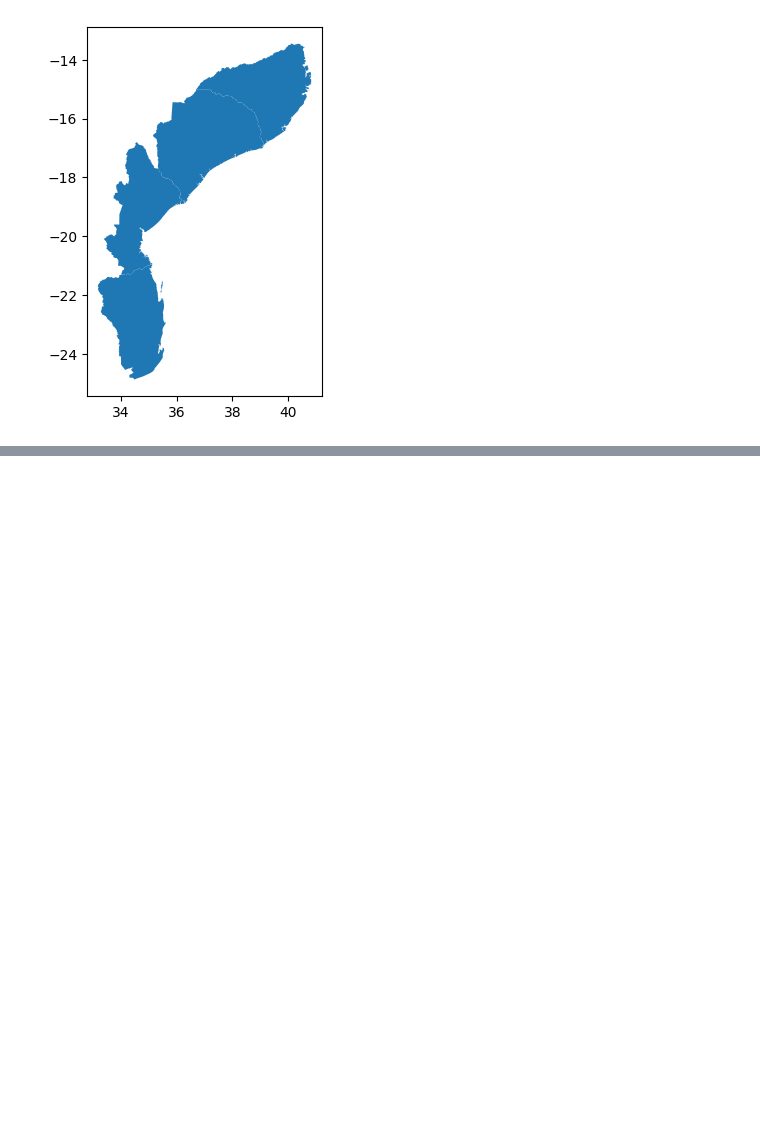
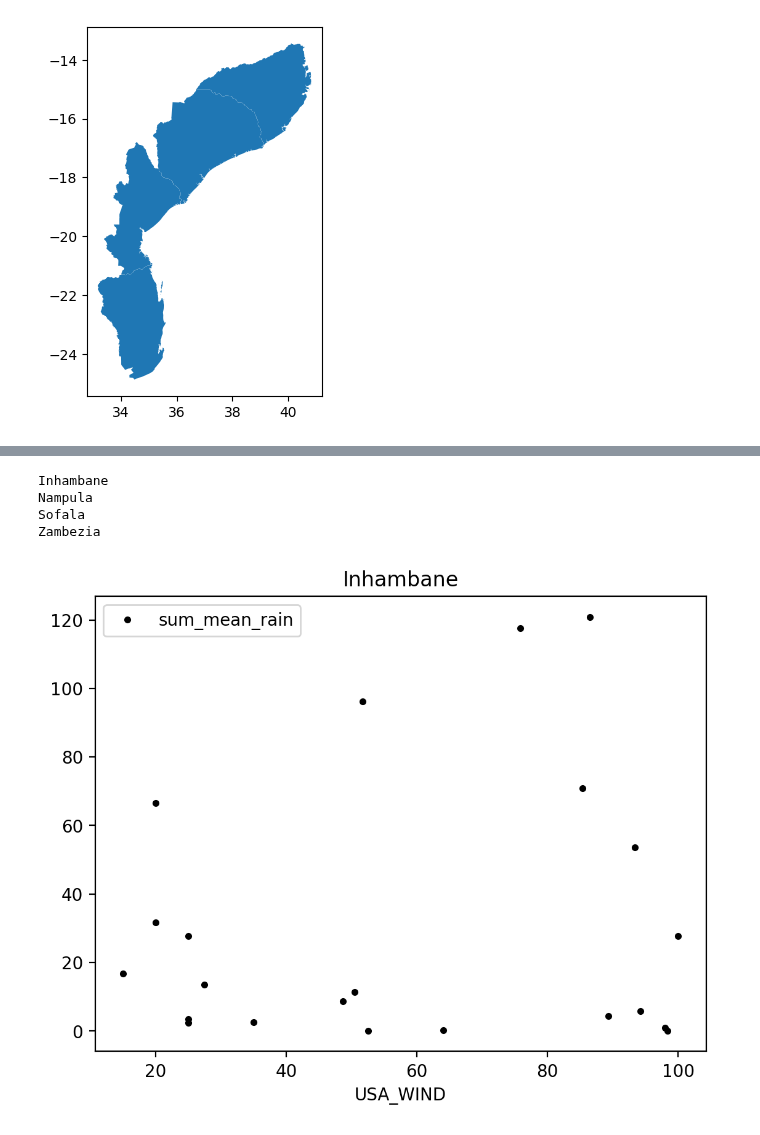
Before and after one commit to OCHA-DAP/ds-aa-moz-cyclones, a Jupyter notebook: exploration/landfall_rainfall.ipynb, the cells around one changed output, grey strips where cells are left out. Cells and saved outputs as stored; diff of their text form; code cells hidden in the pictures; blank space fills up the shorter version.

Commit message:
imerg loading

```diff
--- a/exploration/landfall_rainfall.ipynb
+++ b/exploration/landfall_rainfall.ipynb
@@ -110,0 +183,4 @@ adm1.plot()
+# %%
+imerg_sum_df = imerg_df.groupby(["pcode", "SID"])["mean"].sum().reset_index()
+imerg_sum_df = imerg_sum_df.rename(columns={"mean": "sum_mean_rain"})
+imerg_sum_df
@@ -110,0 +225,19 @@ adm1.plot()
+# %%
+total_seasons = combined_df["SEASON"].nunique() - 1
+# %%
+def calculate_rp(group, col_name, total_seasons):
+    group["rank"] = group[col_name].rank(ascending=False)
+    group["rp"] = (total_seasons + 1) / group["rank"]
+    return group
+# %%
+combined_df = (
+    combined_df.groupby("pcode")
+    .apply(
+        calculate_rp,
+        col_name="sum_mean_rain",
+        total_seasons=total_seasons,
+        include_groups=False,
+    )
+    .reset_index()
+    .drop(columns="level_1")
+)
@@ -110,0 +280,25 @@ adm1.plot()
+# %%
+rp = 3
+
+for pcode, group in combined_df.groupby("pcode"):
+    fig, ax = plt.subplots(dpi=200)
+    dff = group[group["SEASON"] < 2024]
+    rv = dff["sum_mean_rain"].quantile(1 - 1 / rp)
+
+    group.plot(
+        x="USA_WIND",
+        y="sum_mean_rain",
+        ax=ax,
+        linewidth=0,
+        marker=".",
+        color="k",
+    )
+
+    ax.set_title(group.iloc[0]["ADM1_PT"])
+    print(group.iloc[0]["ADM1_PT"])
+# %% [output]
+Inhambane
+Nampula
+Sofala
+Zambezia
+[figure, added]
```
Also changed, not shown: parts of 13 cells of this notebook, 3 other files.
